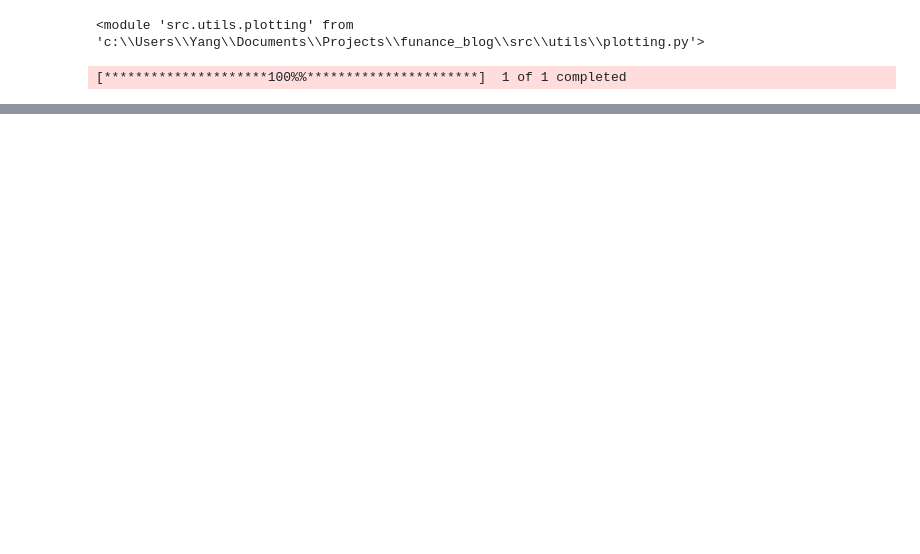
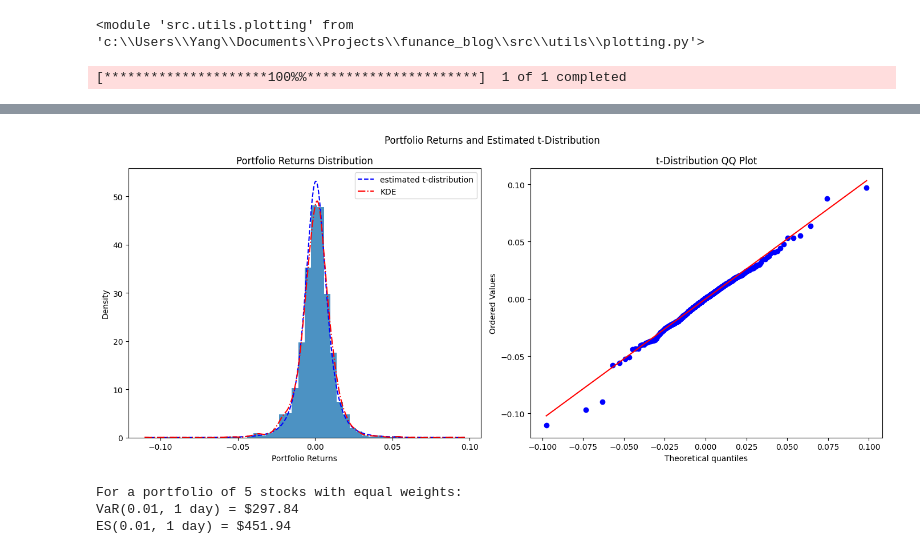
Before and after one commit to yangsu01/funance_blog, a Jupyter notebook: blogs/14-risk-management/risk-management.ipynb, the cells around one changed output, grey strips where cells are left out. Saved outputs shown, nothing was run; the diff lists cells and outputs as text; code cells hidden in the pictures; blank space fills up the shorter version.

```diff
--- a/blogs/14-risk-management/risk-management.ipynb
+++ b/blogs/14-risk-management/risk-management.ipynb
@@ -179,0 +187,64 @@ print(f'95% CI for ES({alpha}, {T}): {ES_norm_CI[0].round(2), ES_norm_CI[1].roun
+# %%
+mu = log_returns.mean().values
+weights = np.ones(len(TICKERS)) / len(TICKERS) # equal weights
+cov = log_returns.cov().values
+
+r_p = np.dot(log_returns.values, weights)
+mu_p = np.dot(weights, mu)
+sigma_p = np.sqrt(np.dot(weights.T, np.dot(cov, weights)))
+
+# fit df for each stock
+dfs = []
+for col in log_returns:
+    df, _, _ = t.fit(log_returns.loc[:, col].values)
+    dfs.append(df)
+
+# harmonic mean of dfs
+df_p = 1 / np.sum(weights/np.array(dfs))
+lambda_p = sigma_p / np.sqrt(df_p/(df_p-2))
+# %%
+# portfolio returns and estimated t-distribution
+kde = gaussian_kde(r_p)
+x_values = np.linspace(min(r_p), max(r_p), 1000)
+kde_values = kde(x_values)
+
+t_dist = t.pdf(x_values, df_p, mu_p, lambda_p)
+
+fig, axs = plt.subplots(1, 2, figsize=(14, 6))
+
+# histogram and KDE
+axs[0].hist(r_p, bins=50, density=True, alpha=0.8)
+axs[0].plot(x_values, t_dist, color='blue', linestyle='--', label='estimated t-distribution')
+axs[0].plot(x_values, kde_values, color='red', linestyle='-.', label='KDE')
+axs[0].set_xlabel('Portfolio Returns')
+axs[0].set_ylabel('Density')
+axs[0].set_title('Portfolio Returns Distribution')
+axs[0].legend()
+
+# QQ plot
+probplot(r_p, plot=axs[1], dist='t', sparams=(df, mu_p, lambda_p))
+axs[1].set_title('t-Distribution QQ Plot')
+
+fig.suptitle('Portfolio Returns and Estimated t-Distribution')
+fig.tight_layout()
+# %% [output]
+[figure, added]
+# %%
+# VaR and ES for portfolio
+position_p = 10000
+alpha_p = 0.01
+ppf_p = t.ppf(alpha_p, df_p)
+
+VaR_t = -position * (mu_p + lambda_p * ppf_p)
+ES_t = position * (-mu_p + lambda_p*(
+    (t.pdf(ppf_p, df_p) / alpha) *
+    ((df_p + ppf_p**2) / (df_p - 1))
+))
+
+print(f'For a portfolio of {len(TICKERS)} stocks with equal weights:')
+print(f'VaR({alpha_p}, {T}) = ${VaR_t:.2f}')
+print(f'ES({alpha_p}, {T}) = ${ES_t:.2f}')
+# %% [output]
+For a portfolio of 5 stocks with equal weights:
+VaR(0.01, 1 day) = $297.84
+ES(0.01, 1 day) = $451.94
```
Also changed, not shown: parts of 13 cells of this notebook.
